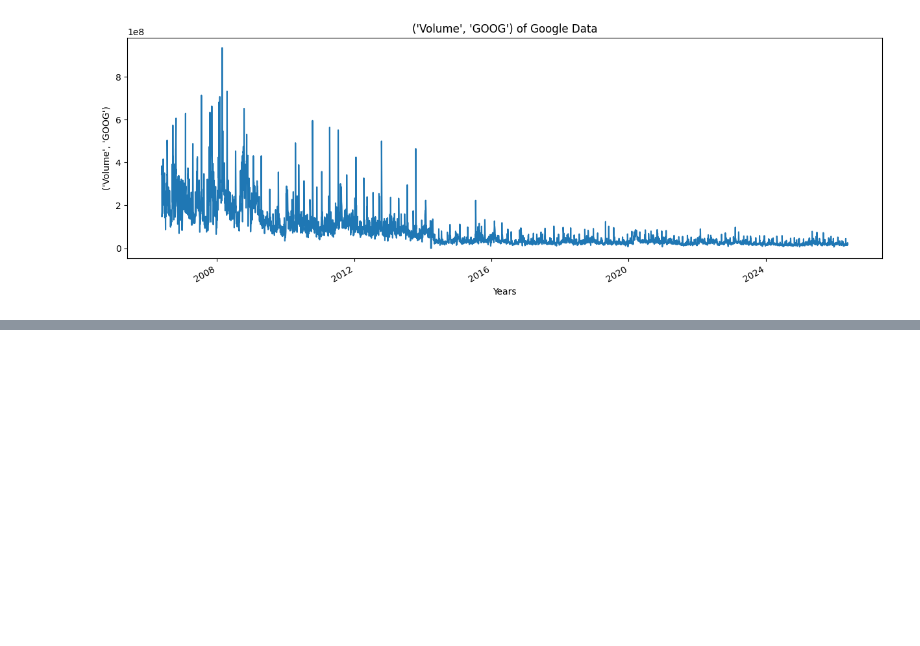
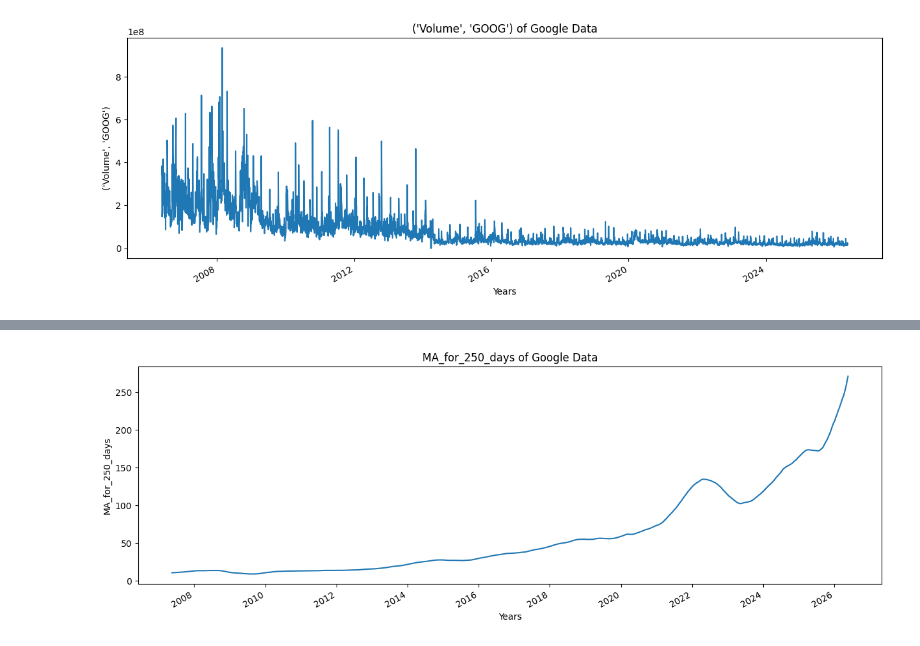
Before and after one commit to kanchana-Tejaswy/stock_market_predection, a Jupyter notebook: stock.ipynb, the cells around one changed output, grey strips where cells are left out. Drawn from its saved outputs; the diff is of its cells as text; code cells hidden in the pictures; blank space fills up the shorter version.

Commit message:
ploted graph for  250 days

```diff
--- a/stock.ipynb
+++ b/stock.ipynb
@@ -144,0 +234,2 @@ for column in google_data.columns:
+# %%
+google_data['MA_for_250_days'] = google_data['Close'].rolling(window=250).mean()
@@ -144,0 +247,4 @@ for column in google_data.columns:
+# %%
+plot_graph((15,5), google_data['MA_for_250_days'], 'MA_for_250_days')
+# %% [output]
+[figure, added]
```
Also changed, not shown: parts of 7 cells of this notebook.
